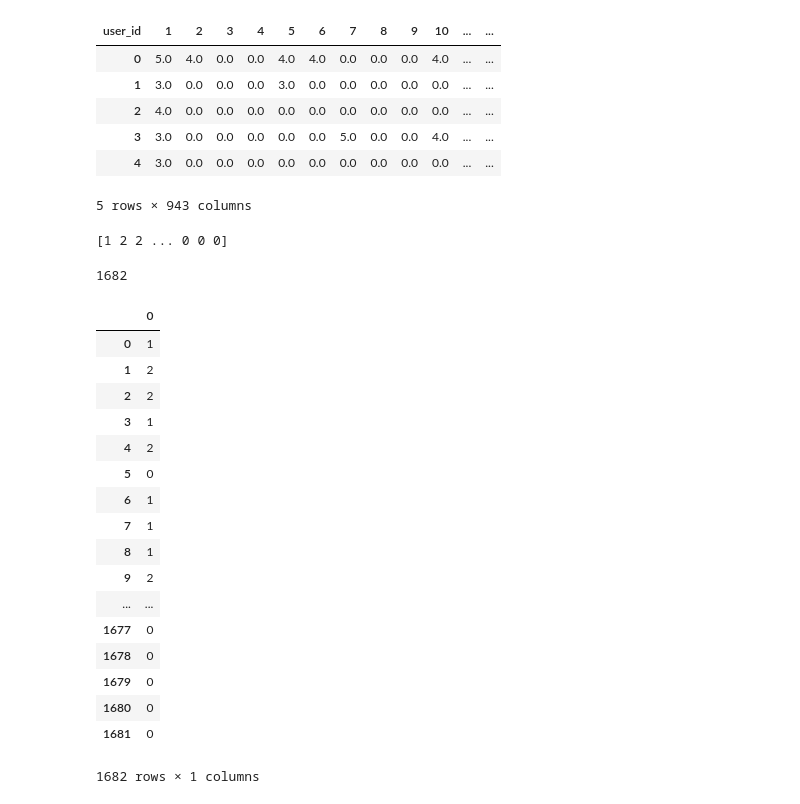
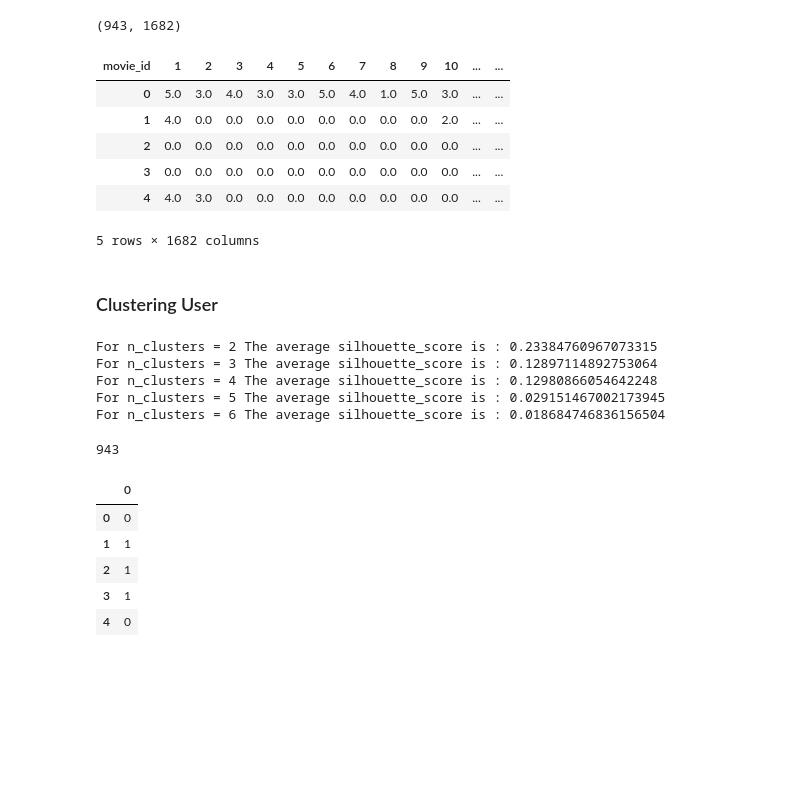
Before and after one commit to supanat/Clustering101, a Jupyter notebook: MovieLens/MovieLens-Clustering.ipynb, the cells around one changed output. Saved outputs shown, nothing was run; the diff lists cells and outputs as text; code cells hidden in the pictures; blank space fills up the shorter version.

```diff
--- a/MovieLens/MovieLens-Clustering.ipynb
+++ b/MovieLens/MovieLens-Clustering.ipynb
@@ -57,4 +77,4 @@ df.sample(10)
 # %%
-pivotRatingDf = df.pivot_table(index=['movie_id'],columns=['user_id'],values='rating').reset_index(drop=True)
+pivotRatingDf = df.pivot_table(index=['user_id'],columns=['movie_id'],values='rating').reset_index(drop=True)
 pivotRatingDf.head()
 # %% [output]
@@ -79,12 +99,16 @@ pivotRatingDf.head()
+# %%
+pivotRatingDf.shape
+# %% [output]
+(943, 1682)
 # %%
 X = pivotRatingDf[pivotRatingDf.columns[:]] # ไม่เอา 1 คอลัมแรก และ 2 คอลัมท้าย
 X.head()
 # %% [output]
-| user_id | 1 | 2 | 3 | 4 | 5 | 6 | 7 | 8 | 9 | 10 | ... | ... |
-| 0 | 5.0 | 4.0 | 0.0 | 0.0 | 4.0 | 4.0 | 0.0 | 0.0 | 0.0 | 4.0 | ... | ... |
-| 1 | 3.0 | 0.0 | 0.0 | 0.0 | 3.0 | 0.0 | 0.0 | 0.0 | 0.0 | 0.0 | ... | ... |
-| 2 | 4.0 | 0.0 | 0.0 | 0.0 | 0.0 | 0.0 | 0.0 | 0.0 | 0.0 | 0.0 | ... | ... |
-| 3 | 3.0 | 0.0 | 0.0 | 0.0 | 0.0 | 0.0 | 5.0 | 0.0 | 0.0 | 4.0 | ... | ... |
-| 4 | 3.0 | 0.0 | 0.0 | 0.0 | 0.0 | 0.0 | 0.0 | 0.0 | 0.0 | 0.0 | ... | ... |
+| movie_id | 1 | 2 | 3 | 4 | 5 | 6 | 7 | 8 | 9 | 10 | ... | ... |
+| 0 | 5.0 | 3.0 | 4.0 | 3.0 | 3.0 | 5.0 | 4.0 | 1.0 | 5.0 | 3.0 | ... | ... |
+| 1 | 4.0 | 0.0 | 0.0 | 0.0 | 0.0 | 0.0 | 0.0 | 0.0 | 0.0 | 2.0 | ... | ... |
+| 2 | 0.0 | 0.0 | 0.0 | 0.0 | 0.0 | 0.0 | 0.0 | 0.0 | 0.0 | 0.0 | ... | ... |
+| 3 | 0.0 | 0.0 | 0.0 | 0.0 | 0.0 | 0.0 | 0.0 | 0.0 | 0.0 | 0.0 | ... | ... |
+| 4 | 4.0 | 3.0 | 0.0 | 0.0 | 0.0 | 0.0 | 0.0 | 0.0 | 0.0 | 0.0 | ... | ... |
-5 rows × 943 columns
+5 rows × 1682 columns
 # %%
@@ -92,33 +116,38 @@ pivotRatingDf.to_csv('ratingMatrix.csv');
+# %% [markdown]
+### Clustering User
+# %%
+range_n_clusters = [2, 3, 4, 5, 6]
+
+for n_clusters in range_n_clusters:
+    clusterer = KMeans(n_clusters=n_clusters, random_state=2, n_init=10)
+    cluster_labels = clusterer.fit_predict(X)
+    silhouette_avg = silhouette_score(X, cluster_labels)
+    print("For n_clusters =", n_clusters,
+          "The average silhouette_score is :", silhouette_avg)
+
+    # Compute the silhouette scores for each sample
+    sample_silhouette_values = silhouette_samples(X, cluster_labels)
+# %% [output]
+For n_clusters = 2 The average silhouette_score is : 0.23384760967073315
+For n_clusters = 3 The average silhouette_score is : 0.12897114892753064
+For n_clusters = 4 The average silhouette_score is : 0.12980866054642248
+For n_clusters = 5 The average silhouette_score is : 0.029151467002173945
+For n_clusters = 6 The average silhouette_score is : 0.018684746836156504
 # %%
-n_clusters = 3
+n_clusters = 2
 kmeans = KMeans(n_clusters=n_clusters, n_init=10)
 kmeans.fit(X)
 labels = kmeans.labels_
-print(labels)
+print(len(labels))
+#print(labels)
 # %% [output]
-[1 2 2 ... 0 0 0]
+943
-# %%
-len(labels)
-# %% [output]
-1682
 # %%
-pd.DataFrame(labels)
+pd.DataFrame(labels).head(5)
 # %% [output]
 |  | 0 |
-| 0 | 1 |
-| 1 | 2 |
-| 2 | 2 |
+| 0 | 0 |
+| 1 | 1 |
+| 2 | 1 |
 | 3 | 1 |
-| 4 | 2 |
-| 5 | 0 |
-| 6 | 1 |
-| 7 | 1 |
-| 8 | 1 |
-| 9 | 2 |
-| ... | ... |
-| 1677 | 0 |
-| 1678 | 0 |
-| 1679 | 0 |
-| 1680 | 0 |
-| 1681 | 0 |
+| 4 | 0 |
-1682 rows × 1 columns
```
Also changed, not shown: parts of 35 cells of this notebook, 8 other files.
